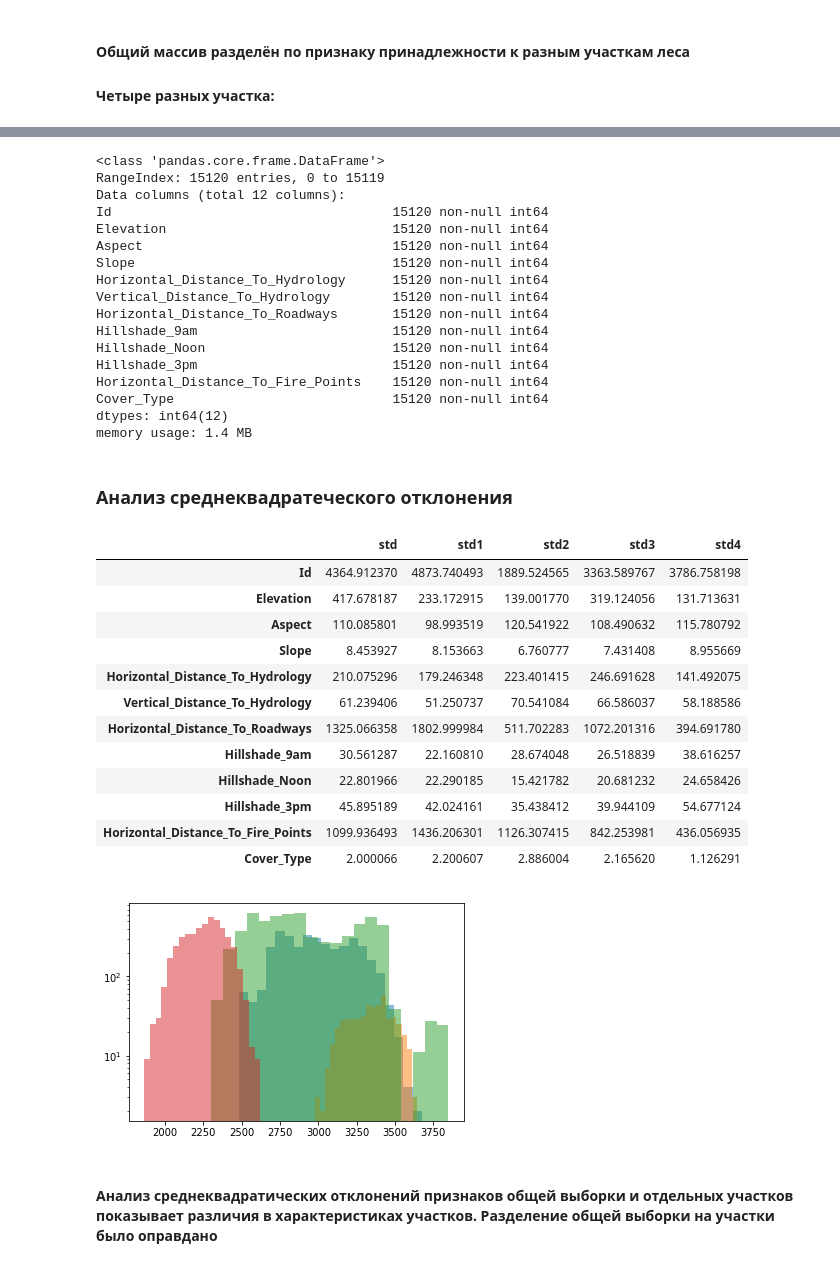
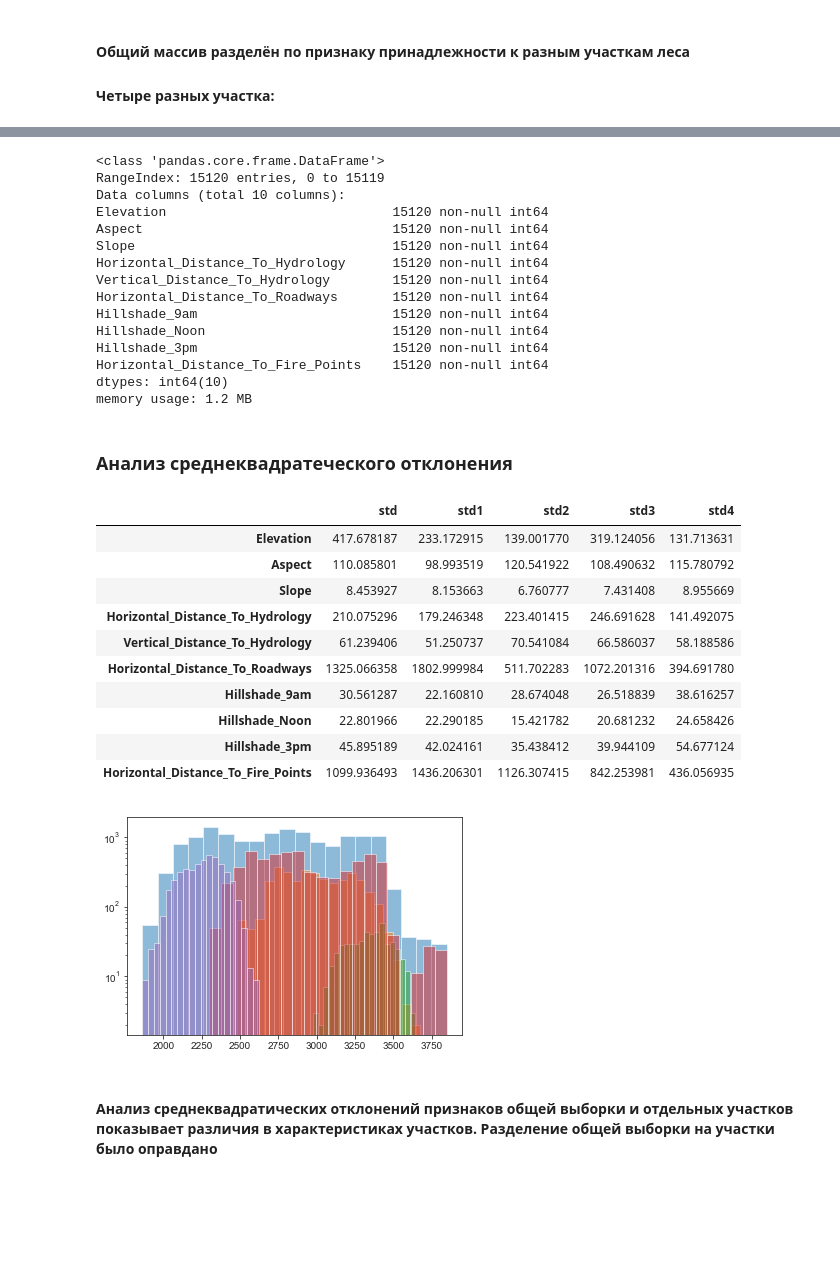
Before and after one commit to VitalyGladyshev/Math_Ess, a Jupyter notebook: Гладышев Forests проект.ipynb, the cells around one changed output, grey strips where cells are left out. Saved outputs shown, nothing was run; the diff lists cells and outputs as text; code cells hidden in the pictures; blank space fills up the shorter version.

```diff
--- a/Гладышев Forests проект.ipynb
+++ b/Гладышев Forests проект.ipynb
@@ -45,7 +59,11 @@ Cover_Type (7 типов, целые числа от 1 до 7) - обознач
 #### Предположим, что разные участки леса имеют разные характеристики. Разделим общую выборку по признаку территории и проанализируем характеристики
 # %%
 data = pd.read_csv("train.csv", sep=",")
-X = data.copy()
+X = data.drop(["Cover_Type"], axis=1)
+y = pd.DataFrame(data, columns=["Cover_Type"])
+#test = pd.read_csv("test.csv", sep=",")
+# %%
+X.drop(['Id', 'Soil_Type7', 'Soil_Type15'], axis=1, inplace=True)
 # %%
 print(X.loc[X['Wilderness_Area1'] == True, 'Wilderness_Area1'].count())
 print(X.loc[X['Wilderness_Area2'] == True, 'Wilderness_Area2'].count())
@@ -146,14 +176,13 @@ for fr in all_forest_list:
     fr = feature_remover(fr)
     # print(fr.nunique())
 # %%
-X = feature_remover(X)
+X_t = feature_remover(X)
 # %%
-X.info()
+X_t.info()
 # %% [output]
 <class 'pandas.core.frame.DataFrame'>
 RangeIndex: 15120 entries, 0 to 15119
-Data columns (total 12 columns):
-Id                                    15120 non-null int64
+Data columns (total 10 columns):
 Elevation                             15120 non-null int64
 Aspect                                15120 non-null int64
 Slope                                 15120 non-null int64
@@ -164,13 +193,12 @@ Hillshade_9am                         15120 non-null int64
 Hillshade_Noon                        15120 non-null int64
 Hillshade_3pm                         15120 non-null int64
 Horizontal_Distance_To_Fire_Points    15120 non-null int64
-Cover_Type                            15120 non-null int64
-dtypes: int64(12)
-memory usage: 1.4 MB
+dtypes: int64(10)
+memory usage: 1.2 MB
 # %% [markdown]
 ### Анализ среднеквадратеческого отклонения
 # %%
-stand_dev = pd.DataFrame({"std":  X.describe().loc['std'],
+stand_dev = pd.DataFrame({"std":  X_t.describe().loc['std'],
                           "std1": forest_1.describe().loc['std'],
                           "std2": forest_2.describe().loc['std'],
                           "std3": forest_3.describe().loc['std'],
@@ -178,7 +206,6 @@ stand_dev = pd.DataFrame({"std":  X.describe().loc['std'],
 stand_dev
 # %% [output]
 |  | std | std1 | std2 | std3 | std4 |
-| Id | 4364.912370 | 4873.740493 | 1889.524565 | 3363.589767 | 3786.758198 |
 | Elevation | 417.678187 | 233.172915 | 139.001770 | 319.124056 | 131.713631 |
 | Aspect | 110.085801 | 98.993519 | 120.541922 | 108.490632 | 115.780792 |
 | Slope | 8.453927 | 8.153663 | 6.760777 | 7.431408 | 8.955669 |
@@ -189,16 +216,16 @@ stand_dev
 | Hillshade_Noon | 22.801966 | 22.290185 | 15.421782 | 20.681232 | 24.658426 |
 | Hillshade_3pm | 45.895189 | 42.024161 | 35.438412 | 39.944109 | 54.677124 |
 | Horizontal_Distance_To_Fire_Points | 1099.936493 | 1436.206301 | 1126.307415 | 842.253981 | 436.056935 |
-| Cover_Type | 2.000066 | 2.200607 | 2.886004 | 2.165620 | 1.126291 |
 # %%
+plt.hist(X_t['Elevation'], bins=20, log=True, alpha=0.5)
 plt.hist(forest_1['Elevation'], bins=20, log=True, alpha=0.5)
 plt.hist(forest_2['Elevation'], bins=20, log=True, alpha=0.5)
 plt.hist(forest_3['Elevation'], bins=20, log=True, alpha=0.5)
 plt.hist(forest_4.loc[:, 'Elevation'], bins=20, log=True, alpha=0.5)
 
 plt.show()
 # %% [output]
-[figure, old version]
+[figure, new version]
 # %% [markdown]
 #### Анализ среднеквадратических отклонений признаков общей выборки и отдельных участков показывает различия в характеристиках участков. Разделение общей выборки на участки было оправдано
 # %% [markdown]
```
Also changed, not shown: parts of 43 cells of this notebook.
